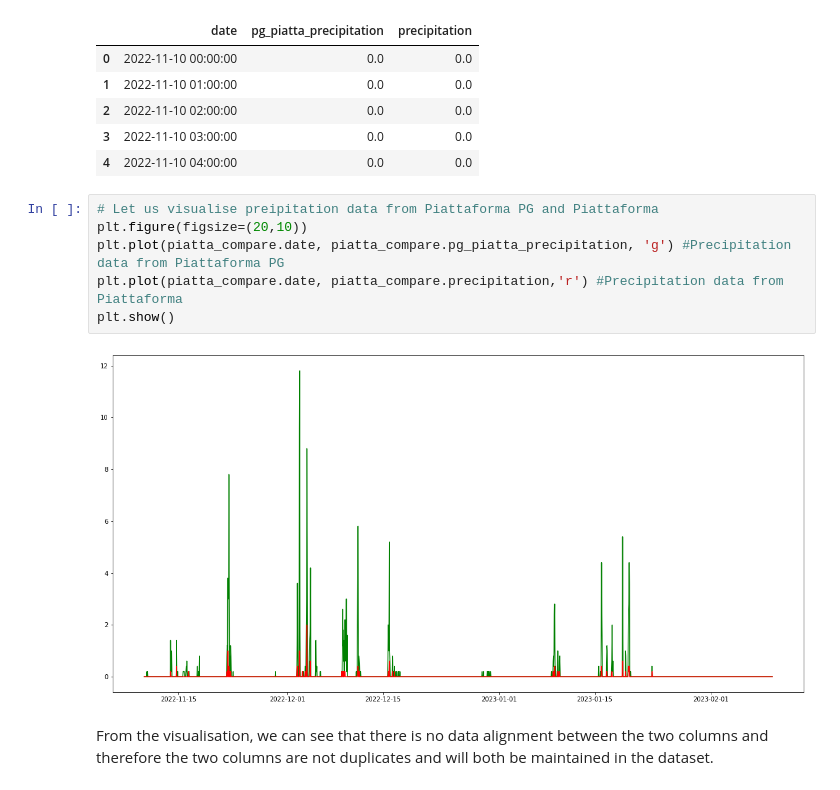
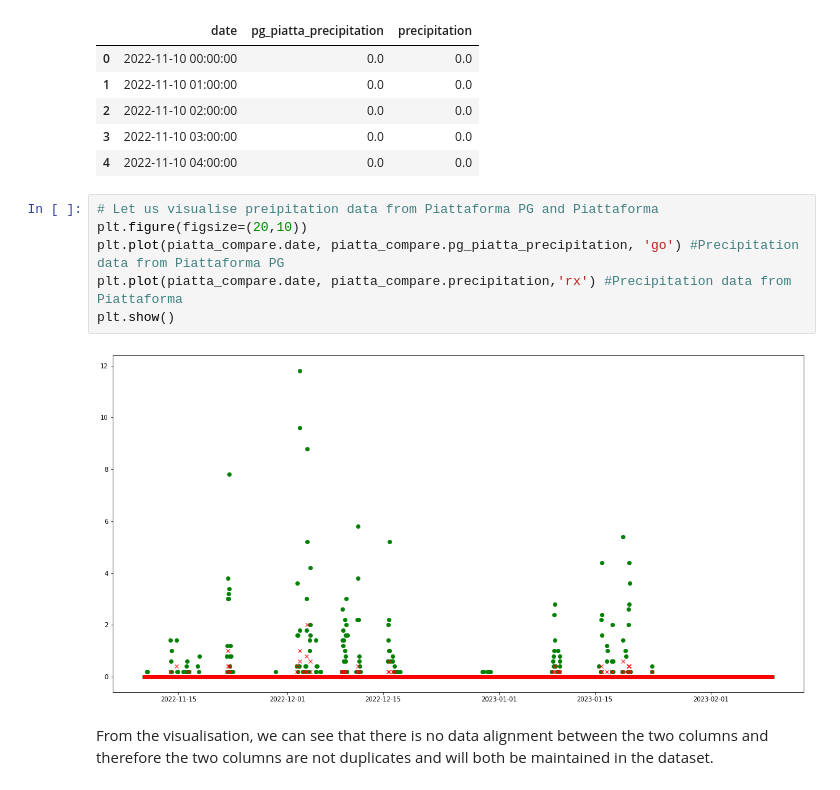
Before and after one commit to cyrilmichino/venice-meteo-analysis, a Jupyter notebook: tidy_notebook.ipynb, the cells around one changed output. Cells and saved outputs as stored; diff of their text form.

```diff
--- a/tidy_notebook.ipynb
+++ b/tidy_notebook.ipynb
@@ -646,11 +646,11 @@ None
 # %%
 # Let us visualise preipitation data from Piattaforma PG and Piattaforma
 plt.figure(figsize=(20,10))
-plt.plot(piatta_compare.date, piatta_compare.pg_piatta_precipitation, 'g') #Precipitation data from Piattaforma PG
-plt.plot(piatta_compare.date, piatta_compare.precipitation,'r') #Precipitation data from Piattaforma
+plt.plot(piatta_compare.date, piatta_compare.pg_piatta_precipitation, 'go') #Precipitation data from Piattaforma PG
+plt.plot(piatta_compare.date, piatta_compare.precipitation,'rx') #Precipitation data from Piattaforma
 plt.show()
 # %% [output]
-[figure, old version]
+[figure, new version]
 # %% [markdown]
 From the visualisation, we can see that there is no data alignment between the two columns and therefore the two columns are not duplicates and will both be maintained in the dataset.
 # %% [markdown]
```
Also changed, not shown: parts of 4 cells of this notebook.
